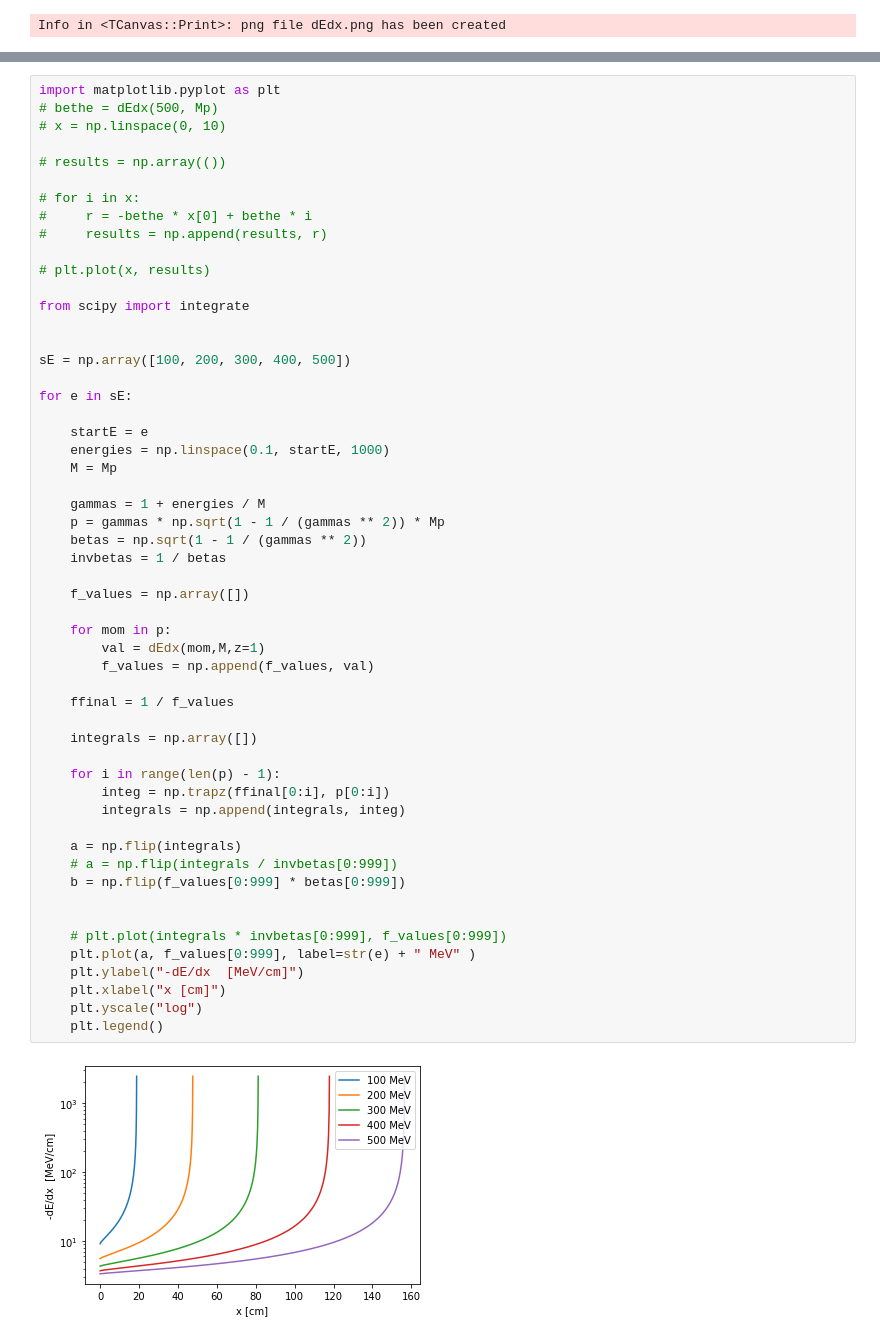
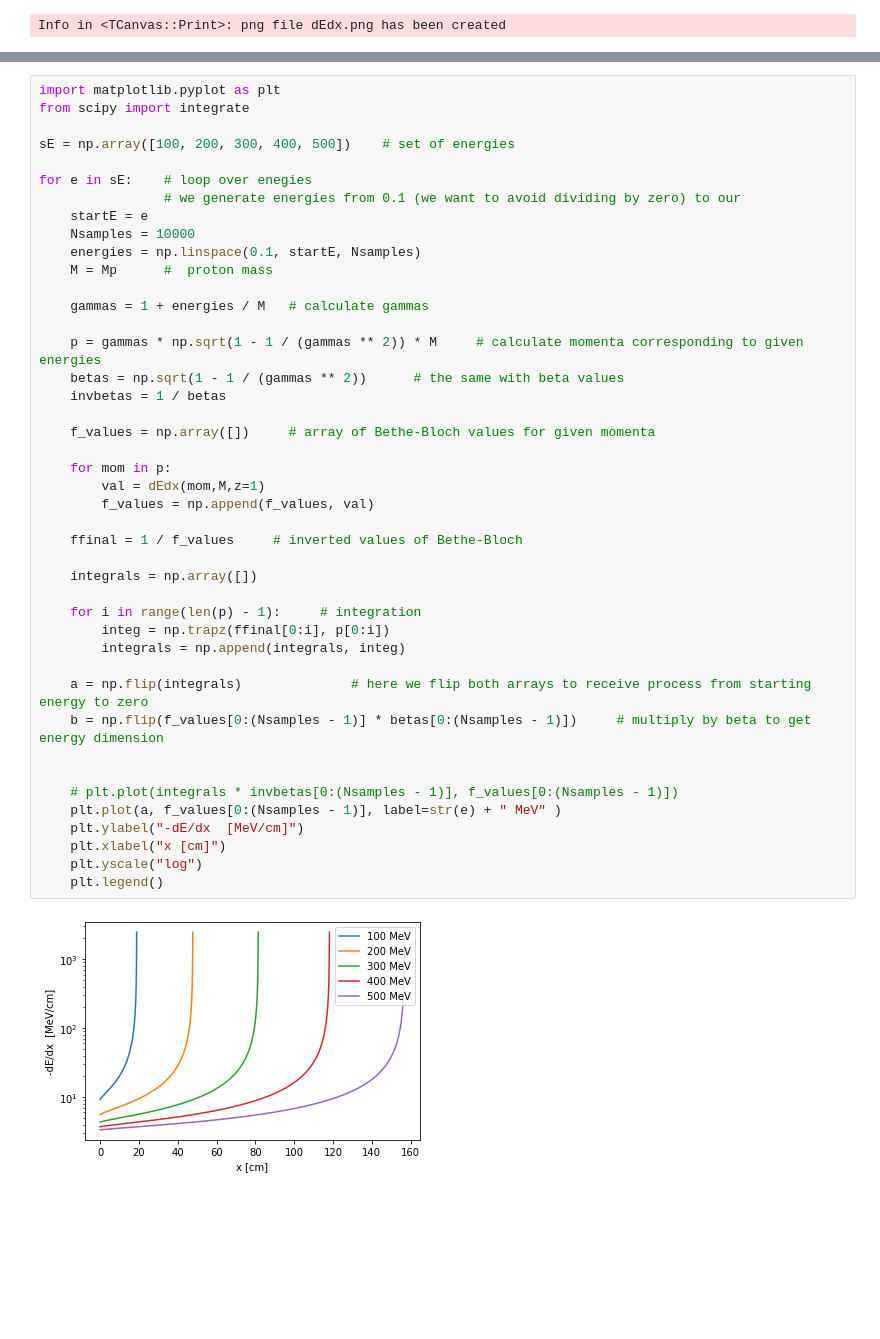
Before and after one commit to draczew23/MPPE_homeworks, a Jupyter notebook: hom3.ipynb, the cells around one changed output, grey strips where cells are left out. Saved outputs shown, nothing was run; the diff lists cells and outputs as text; blank space fills up the shorter version.

```diff
--- a/hom3.ipynb
+++ b/hom3.ipynb
@@ -296,56 +296,45 @@ Info in <TCanvas::Print>: png file dEdx.png has been created
 # %%
 import matplotlib.pyplot as plt
-# bethe = dEdx(500, Mp)
-# x = np.linspace(0, 10)
-
-# results = np.array(())
-
-# for i in x:
-#     r = -bethe * x[0] + bethe * i
-#     results = np.append(results, r)
-
-# plt.plot(x, results)
-
 from scipy import integrate
 
+sE = np.array([100, 200, 300, 400, 500])    # set of energies
 
-sE = np.array([100, 200, 300, 400, 500])
+for e in sE:    # loop over enegies
+                # we generate energies from 0.1 (we want to avoid dividing by zero) to our
+    startE = e
+    Nsamples = 10000
+    energies = np.linspace(0.1, startE, Nsamples)
+    M = Mp      #  proton mass
 
-for e in sE:
+    gammas = 1 + energies / M   # calculate gammas
 
-    startE = e
-    energies = np.linspace(0.1, startE, 1000)
-    M = Mp
-
-    gammas = 1 + energies / M
-    p = gammas * np.sqrt(1 - 1 / (gammas ** 2)) * Mp
-    betas = np.sqrt(1 - 1 / (gammas ** 2))
+    p = gammas * np.sqrt(1 - 1 / (gammas ** 2)) * M     # calculate momenta corresponding to given energies
+    betas = np.sqrt(1 - 1 / (gammas ** 2))      # the same with beta values
     invbetas = 1 / betas
 
-    f_values = np.array([])
+    f_values = np.array([])     # array of Bethe-Bloch values for given momenta
 
     for mom in p:
         val = dEdx(mom,M,z=1)
         f_values = np.append(f_values, val)
 
-    ffinal = 1 / f_values
+    ffinal = 1 / f_values     # inverted values of Bethe-Bloch
 
     integrals = np.array([])
 
-    for i in range(len(p) - 1):
+    for i in range(len(p) - 1):     # integration
         integ = np.trapz(ffinal[0:i], p[0:i])
         integrals = np.append(integrals, integ)
 
-    a = np.flip(integrals)
-    # a = np.flip(integrals / invbetas[0:999])
-    b = np.flip(f_values[0:999] * betas[0:999])
+    a = np.flip(integrals)              # here we flip both arrays to receive process from starting energy to zero
+    b = np.flip(f_values[0:(Nsamples - 1)] * betas[0:(Nsamples - 1)])     # multiply by beta to get energy dimension
 
 
-    # plt.plot(integrals * invbetas[0:999], f_values[0:999])
-    plt.plot(a, f_values[0:999], label=str(e) + " MeV" )
+    # plt.plot(integrals * invbetas[0:(Nsamples - 1)], f_values[0:(Nsamples - 1)])
+    plt.plot(a, f_values[0:(Nsamples - 1)], label=str(e) + " MeV" )
     plt.ylabel("-dE/dx  [MeV/cm]")
     plt.xlabel("x [cm]")
     plt.yscale("log")
     plt.legend()
 # %% [output]
-[figure, old version]
+[figure, new version]
```
Also changed, not shown: parts of 3 cells of this notebook, 8 other files.
